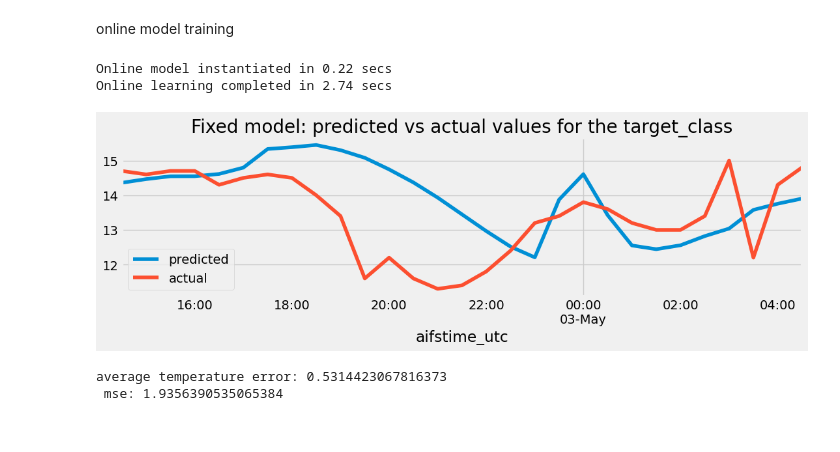
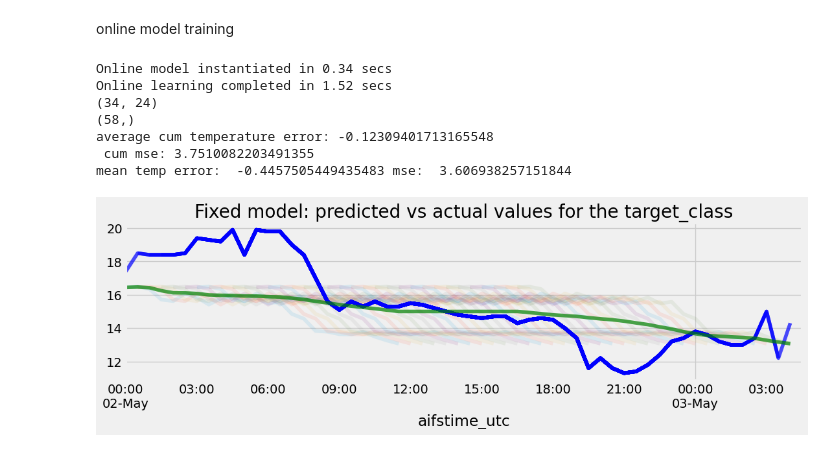
Before and after one commit to Muckthebuck/2023-Energy-kit, a Jupyter notebook: complete_temp.ipynb, the cells around one changed output. Cells and saved outputs as stored; diff of their text form; code cells hidden in the pictures.

Commit message:
temp backup
backing up before i install cuda and destroy my computer

```diff
--- a/complete_temp.ipynb
+++ b/complete_temp.ipynb
@@ -64,3 +45,5 @@ df
+# %%
+df = df.drop(['apparent_t', 'delta_t'],axis=1)
 # %%
 # Plot the time series
 plt.style.use('fivethirtyeight')
@@ -81,7 +64,7 @@ import numpy as np
 # put the df in an ascending order (respect to time)
 df = df.iloc[::-1]
 # %%
-training_size = int ( 0.8 * df.shape[0])
+training_size = int ( 0.6 * df.shape[0])
 print(training_size, df.shape)
 train_data = df.iloc[:training_size]
 val_data = df.iloc[training_size:]
@@ -299,38 +333,84 @@ online model training
 # %%
 start = time()
 config, weights = model.get_config(), model.get_weights()
 online_model = Sequential.from_config(config)
 online_model.set_weights(weights)
 online_model.compile(loss='mse', optimizer=Adam(lr=LR))
 print(f'Online model instantiated in {time() - start:.2f} secs')
 
 # Online training (update model with each new data available):
 predictions = []
 start = time()
 for t in range(y_test.shape[0]):
     x = X_test[t].reshape(-1,T,N)  # a "new" input is available
     y_hat = model.predict_on_batch(x) # predict on the "new" input
-    averaged = np.mean(y_hat[:,5:10,:], axis=1)
-    predictions.append(averaged)  # save predictions
+    # averaged = np.mean(y_hat[:,3:6,:], axis=1)
+    predictions.append(y_hat)  # save predictions
     y = y_test[t].reshape(-1,1)   # a "new" label is available
     model.train_on_batch(x, y)  # runs a single gradient update
 print(f'Online learning completed in {time() - start:.2f} secs')
 
 
-# Evaluation of the predictions with online learning
-online_predict = np.array(predictions).reshape(-1,1)
-dff = pd.DataFrame({'predicted':scaler_y.inverse_transform(online_predict).squeeze(), 'actual':scaler_y.inverse_transform(y_test).squeeze()}, index=index)
-ax = dff.plot(figsize=(12,3))
+# # Evaluation of the predictions with online learning
+# online_predict = np.array(predictions).reshape(-1,1)
+# dff = pd.DataFrame({'predicted':scaler_y.inverse_transform(online_predict).squeeze(), 'actual':scaler_y.inverse_transform(y_test).squeeze()}, index=index)
+# ax = dff.plot(figsize=(12,3))
+# ax.set_title('Fixed model: predicted vs actual values for the target_class')
+# plt.show()
+# print(f"average temperature error: {np.mean(dff['predicted']-dff['actual'])}")
+# print(f" mse: {mean_squared_error(dff['predicted'], dff['actual'])}")
+
+## for large amount
+fixed_predict = np.array(predictions)
+fixed_predict = fixed_predict.reshape(fixed_predict.shape[0],-1)
+print(fixed_predict.shape)
+j = 0
+fig, ax = plt.subplots(figsize=(12, 3))
 ax.set_title('Fixed model: predicted vs actual values for the target_class')
+dff_avg = pd.DataFrame({'predicted':  np.full(test_labels.shape[0], np.nan)},index=test_labels.index)
+dff_actual = pd.DataFrame({'actual':  np.array(test_labels).reshape(-1)},index=test_labels.index)
+avg_temperr=0
+avg_mse=0
+j=0
+for i in range(fixed_predict.shape[0]):
+    averaged = scaler_y.inverse_transform(fixed_predict)[i]
+    # Plot predictions vs actual labels for fixed model
+    actual = scaler_y.inverse_transform(y_test)[i]
+    index = test_labels.iloc[i:i+actual.shape[0]].index
+
+    # print(fixed_predict)
+    dff1 = pd.DataFrame({'predicted': averaged.squeeze()}, index=index)
+    j+=1
+    # Assuming dff1 and dff2 are two dataframes with different index lengths
+    # Join the two dataframes on their index
+    dff_avg = dff_avg.join(dff1, how='left', rsuffix=f'_{i}')
+    dff2 = pd.DataFrame({'actual': actual.squeeze()}, index=index)
+    dff1.plot(ax=ax, alpha=0.1, legend=False)
+    dff2.plot(ax=ax, alpha=0.7, color='blue', legend=False)
+    avg_temperr +=np.mean(dff1['predicted']-dff2['actual'])
+    avg_mse +=mean_squared_error(dff1['predicted'], dff2['actual'])
+dff_avg= dff_avg.mean(axis=1)
+print(dff_avg.values.shape)
+dff_avg.plot(ax=ax, alpha=0.7, color='green')
+print(f"average cum temperature error: {avg_temperr/fixed_predict.shape[0]}")
+print(f" cum mse: {avg_mse/fixed_predict.shape[0]}")
+
+dff_avg_arry = np.array(dff_avg.values).reshape(-1)
+dff_actual_arry = np.array(dff_actual['actual']).reshape(-1)[~np.isnan(dff_avg_arry)]
+dff_avg_arry = dff_avg_arry[~np.isnan(dff_avg_arry)]
+diff = (dff_avg_arry-dff_actual_arry)
+dff_mse = mean_squared_error(dff_avg_arry, dff_actual_arry)
+print("mean temp error: ", np.mean(diff), "mse: ", dff_mse)
 plt.show()
-print(f"average temperature error: {np.mean(dff['predicted']-dff['actual'])}")
-print(f" mse: {mean_squared_error(dff['predicted'], dff['actual'])}")
 # %% [output]
-Online model instantiated in 0.22 secs
-Online learning completed in 2.74 secs
+Online model instantiated in 0.34 secs
+Online learning completed in 1.52 secs
+(34, 24)
+(58,)
+average cum temperature error: -0.12309401713165548
+ cum mse: 3.7510082203491355
+mean temp error:  -0.4457505449435483 mse:  3.606938257151844
-[figure, old version]
+[figure, new version]
-average temperature error: 0.5314423067816373
- mse: 1.9356390535065384
 # %%
 # !mkdir -p saved_model
 # model.save('saved_model/temp_3days')
```
Also changed, not shown: parts of 12 cells of this notebook, 5 other files.
